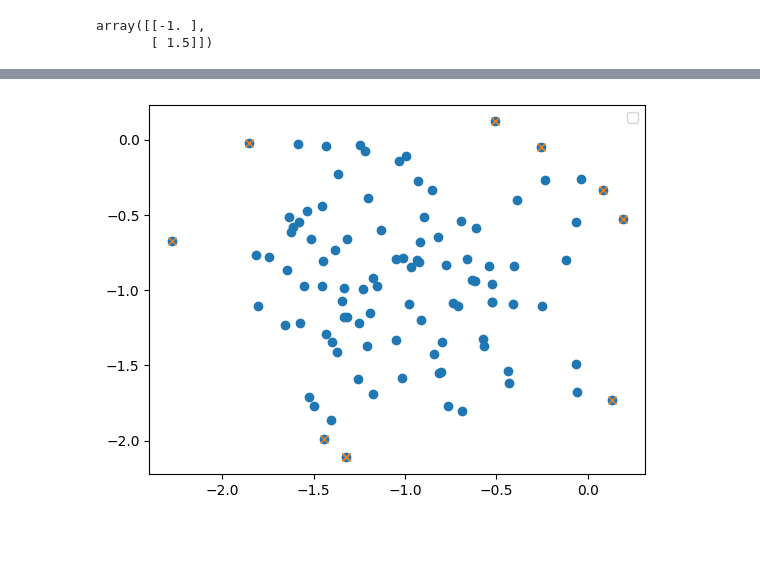
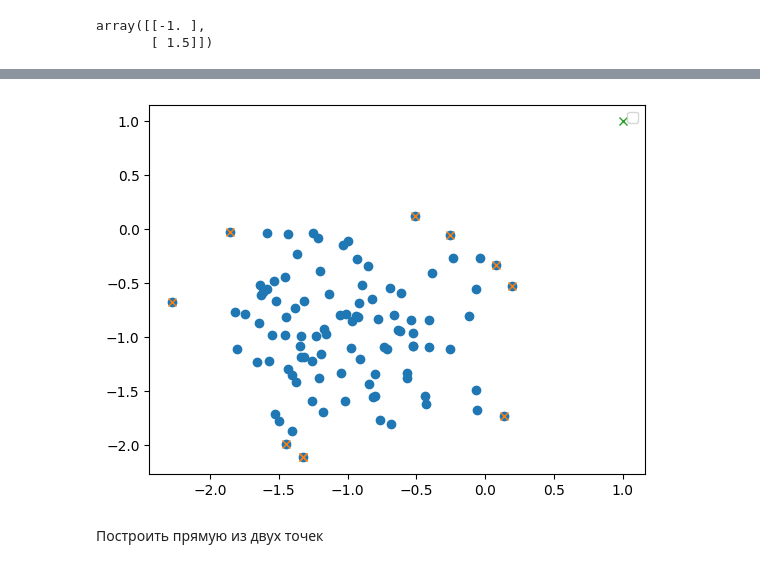
Before and after one commit to haminhtien99/ML-2023-summer, a Jupyter notebook: no1.ipynb, the cells around one changed output, grey strips where cells are left out. Drawn from its saved outputs; the diff is of its cells as text; code cells hidden in the pictures; blank space fills up the shorter version.

```diff
--- a/no1.ipynb
+++ b/no1.ipynb
@@ -505,0 +333,12 @@ array([[-1. ],
+# %%
+from cvxopt import matrix, solvers
+I = matrix([[1., 0.], [0., 1.]])
+q = matrix([-10., -10.])
+A = matrix([[1., 2., 1., -1., 0.], [1., 1., 4., 0., -1.]])
+b = matrix([10., 16., 32., 0., 0])
+
+solvers.options['show_progress'] = False
+sol = solvers.qp(I, q, A, b)
+
+print('Solution:')
+print(sol['x'])
@@ -622,10 +456,12 @@ array([[-1.3218092 , -2.11170158],
+# %%
+M = np.array([[1.0], [1.0]])
 # %%
 import matplotlib.pyplot as plt
 
 # построение точек
 plt.plot(X[:,0], X[:,1], 'o')
 plt.plot(P[:,0], P[:,1], 'x')
-
+plt.plot(M[0][0], M[1][0], 'x')
 plt.legend(loc='best')
 plt.show()
 # %% [output]
@@ -633 +469,3 @@ WARNING:matplotlib.legend:No artists with labels found to put in legend.  Note t
-[figure, old version]
+[figure, new version]
+# %% [markdown]
+Построить прямую из двух точек
```
Also changed, not shown: parts of 26 cells of this notebook.
